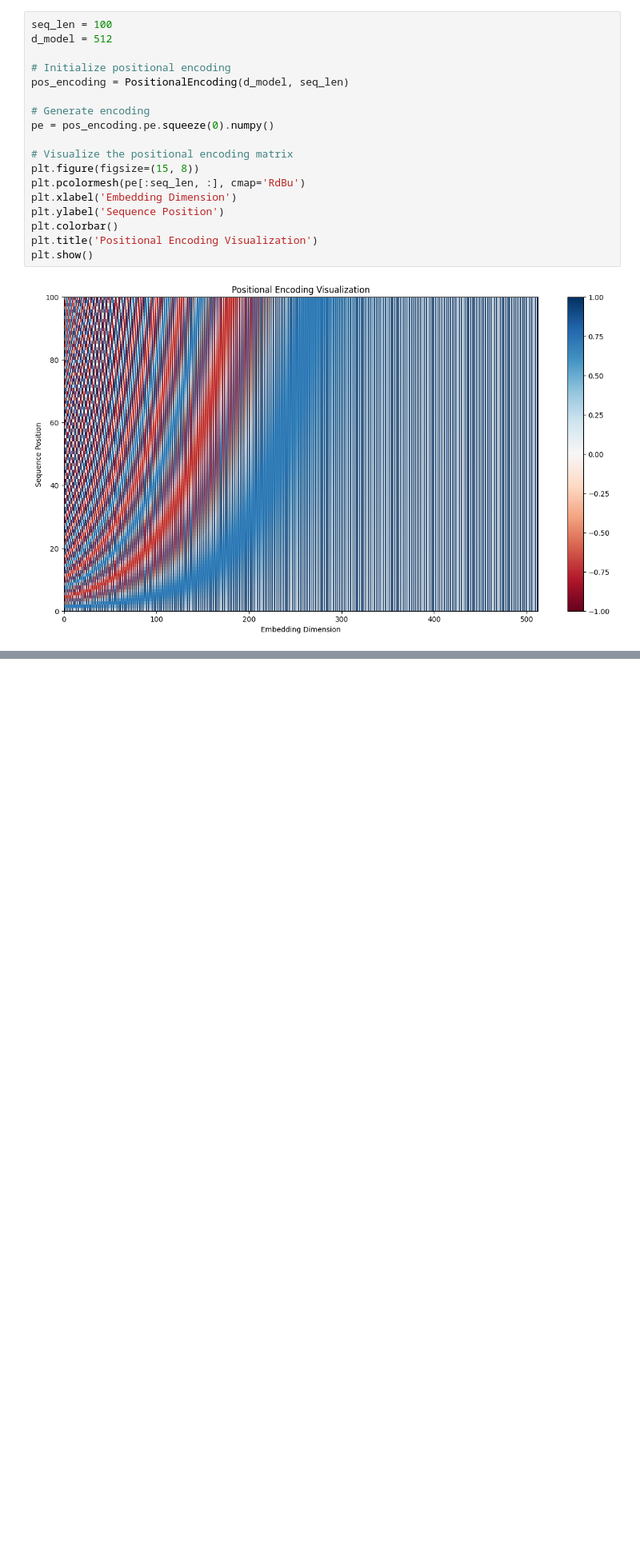
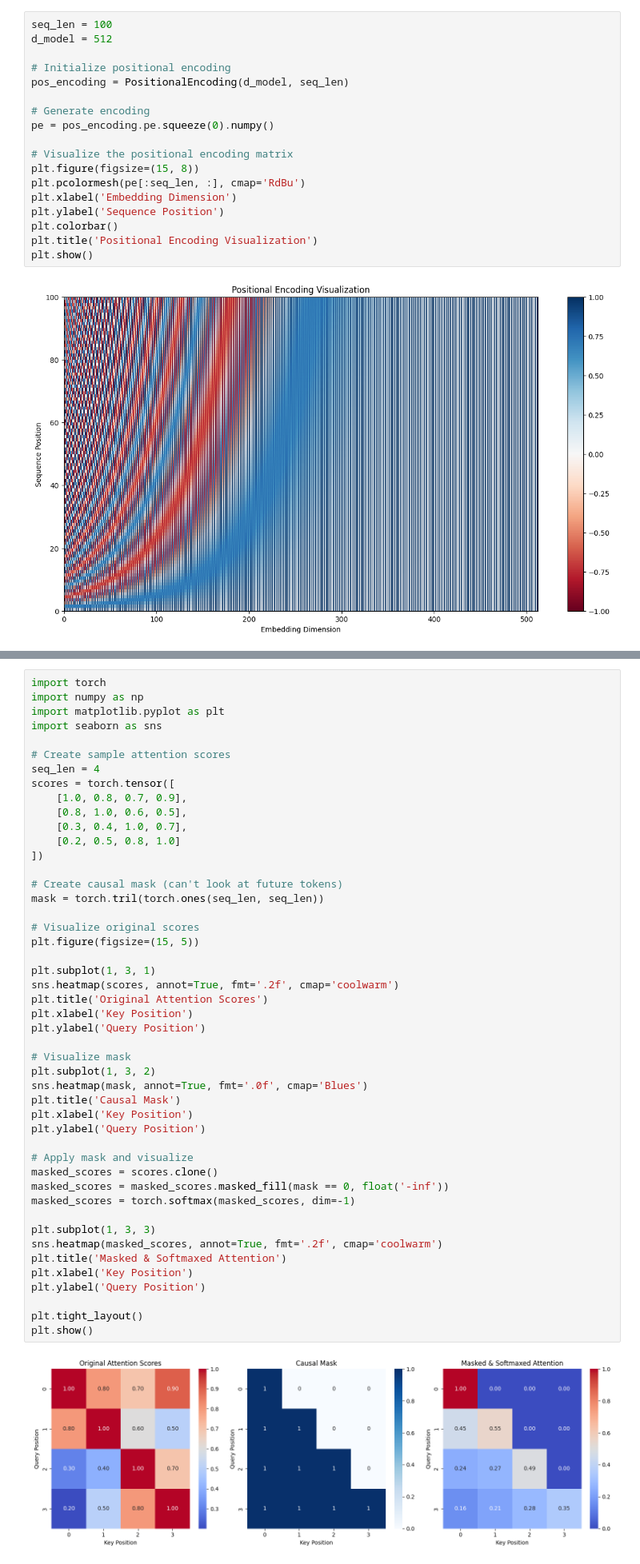
Before and after one commit to TheBormann/Custom-LLM, a Jupyter notebook: notebooks/model_testing.ipynb, the cells around one changed output, grey strips where cells are left out. Shown at 80% size. Drawn from its saved outputs; the diff is of its cells as text; blank space fills up the shorter version.

```diff
--- a/notebooks/model_testing.ipynb
+++ b/notebooks/model_testing.ipynb
@@ -54,0 +318,49 @@ plt.show()
+# %%
+import torch
+import numpy as np
+import matplotlib.pyplot as plt
+import seaborn as sns
+
+# Create sample attention scores
+seq_len = 4
+scores = torch.tensor([
+    [1.0, 0.8, 0.7, 0.9],
+    [0.8, 1.0, 0.6, 0.5],
+    [0.3, 0.4, 1.0, 0.7],
+    [0.2, 0.5, 0.8, 1.0]
+])
+
+# Create causal mask (can't look at future tokens)
+mask = torch.tril(torch.ones(seq_len, seq_len))
+
+# Visualize original scores
+plt.figure(figsize=(15, 5))
+
+plt.subplot(1, 3, 1)
+sns.heatmap(scores, annot=True, fmt='.2f', cmap='coolwarm')
+plt.title('Original Attention Scores')
+plt.xlabel('Key Position')
+plt.ylabel('Query Position')
+
+# Visualize mask
+plt.subplot(1, 3, 2)
+sns.heatmap(mask, annot=True, fmt='.0f', cmap='Blues')
+plt.title('Causal Mask')
+plt.xlabel('Key Position')
+plt.ylabel('Query Position')
+
+# Apply mask and visualize
+masked_scores = scores.clone()
+masked_scores = masked_scores.masked_fill(mask == 0, float('-inf'))
+masked_scores = torch.softmax(masked_scores, dim=-1)
+
+plt.subplot(1, 3, 3)
+sns.heatmap(masked_scores, annot=True, fmt='.2f', cmap='coolwarm')
+plt.title('Masked & Softmaxed Attention')
+plt.xlabel('Key Position')
+plt.ylabel('Query Position')
+
+plt.tight_layout()
+plt.show()
+# %% [output]
+[figure, added]
```
Also changed, not shown: parts of 10 cells of this notebook, 1 other file.
